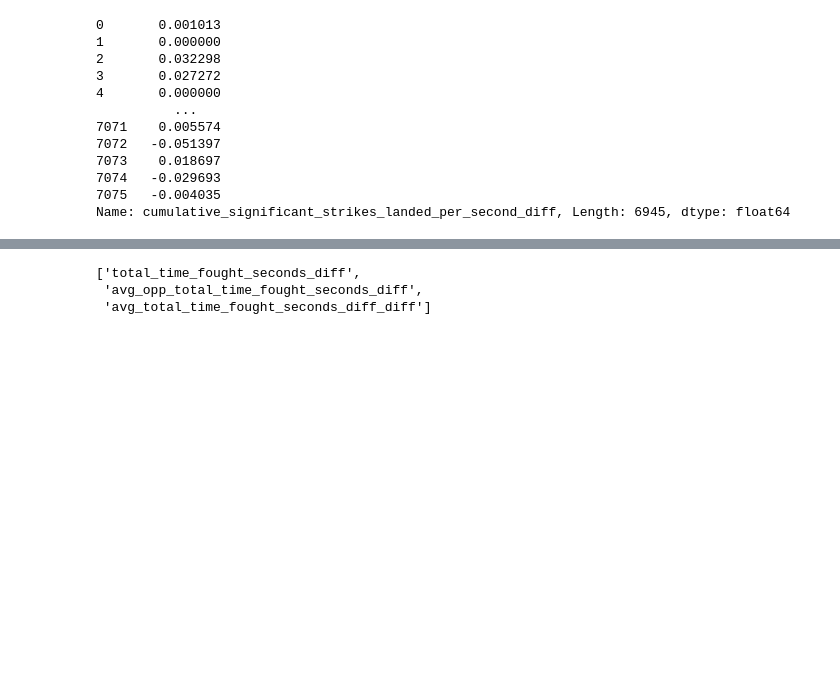
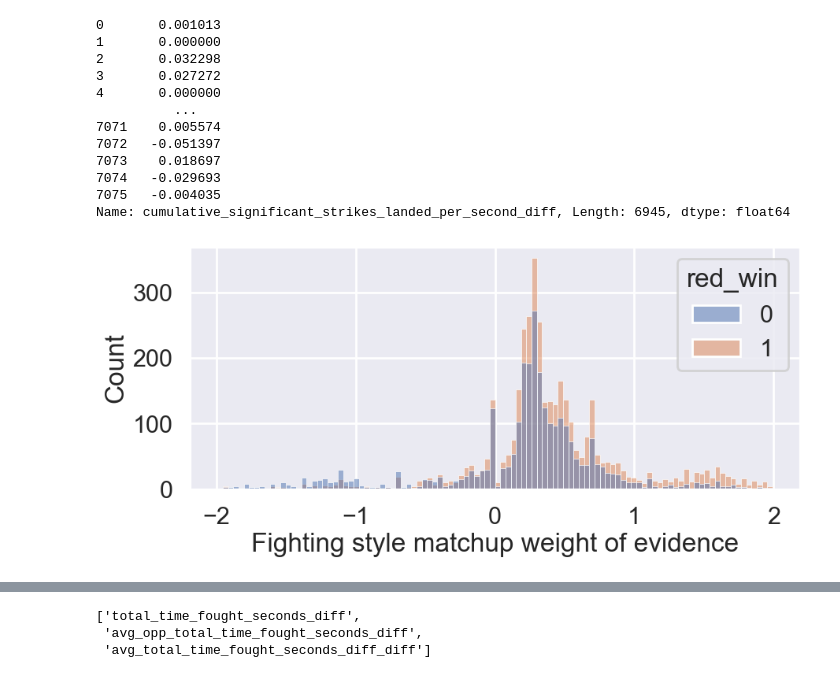
Before and after one commit to ehan03/yale-senior-thesis, a Jupyter notebook: notebooks/eda/data_viz.ipynb, the cells around one changed output, grey strips where cells are left out. Saved outputs shown, nothing was run; the diff lists cells and outputs as text; code cells hidden in the pictures; blank space fills up the shorter version.

```diff
--- a/notebooks/eda/data_viz.ipynb
+++ b/notebooks/eda/data_viz.ipynb
@@ -54,3 +54,10 @@ subset["cumulative_significant_strikes_landed_per_second_diff"]
 7074   -0.029693
 7075   -0.004035
 Name: cumulative_significant_strikes_landed_per_second_diff, Length: 6945, dtype: float64
+# %%
+fig, ax = plt.subplots(figsize=(10, 4))
+sns.histplot(data=subset.loc[subset["woe_by_fighting_style_matchup"].abs() <= 2], x="woe_by_fighting_style_matchup", hue="red_win", ax=ax)
+ax.set_xlabel("Fighting style matchup weight of evidence")
+plt.show()
+# %% [output]
+[figure, added]
```
Also changed, not shown: parts of 6 cells of this notebook, 1 other file.
